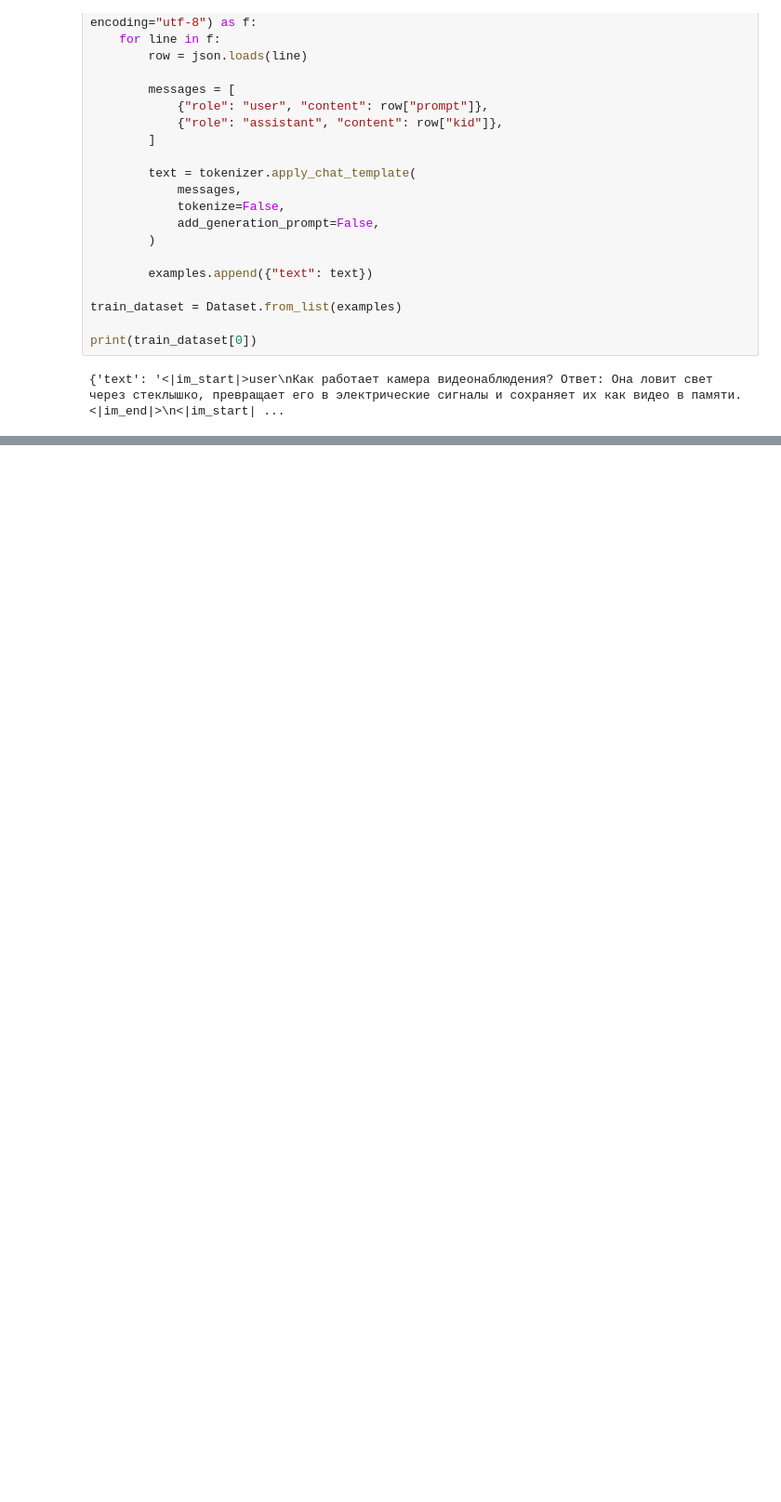
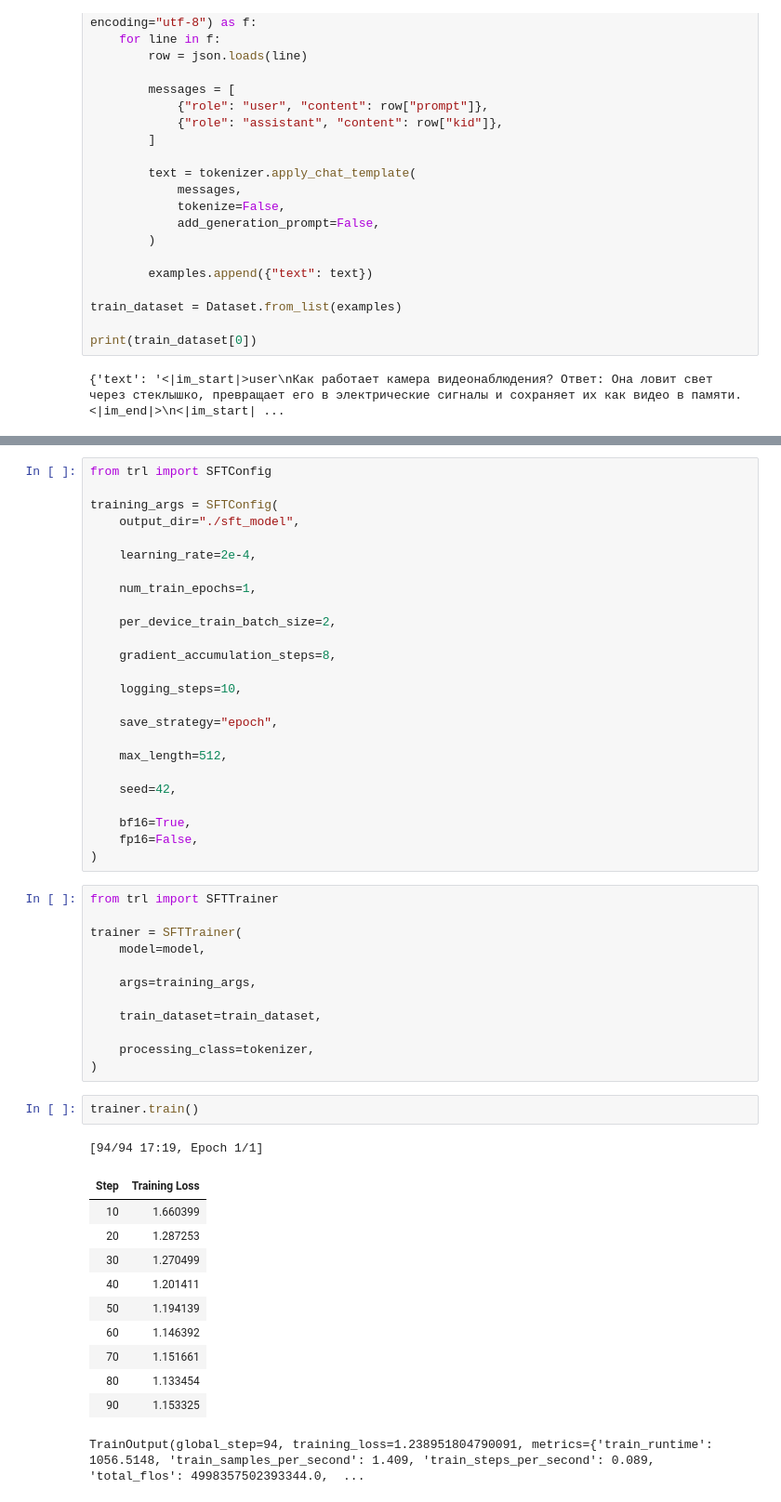
Before and after one commit to lxcentry/cu_konk_stip_ml_red_task, a Jupyter notebook: main.ipynb, the cells around one changed output, grey strips where cells are left out. Shown at 93% size. Saved outputs shown, nothing was run; the diff lists cells and outputs as text; blank space fills up the shorter version.

```diff
--- a/main.ipynb
+++ b/main.ipynb
@@ -136,0 +141,52 @@ print(inspect.signature(SFTTrainer))
+# %%
+from trl import SFTConfig
+
+training_args = SFTConfig(
+    output_dir="./sft_model",
+
+    learning_rate=2e-4,
+
+    num_train_epochs=1,
+
+    per_device_train_batch_size=2,
+
+    gradient_accumulation_steps=8,
+
+    logging_steps=10,
+
+    save_strategy="epoch",
+
+    max_length=512,
+
+    seed=42,
+
+    bf16=True,
+    fp16=False,
+)
+# %%
+from trl import SFTTrainer
+
+trainer = SFTTrainer(
+    model=model,
+
+    args=training_args,
+
+    train_dataset=train_dataset,
+
+    processing_class=tokenizer,
+)
+# %%
+trainer.train()
+# %% [output]
+[94/94 17:19, Epoch 1/1]
+| Step | Training Loss |
+| 10 | 1.660399 |
+| 20 | 1.287253 |
+| 30 | 1.270499 |
+| 40 | 1.201411 |
+| 50 | 1.194139 |
+| 60 | 1.146392 |
+| 70 | 1.151661 |
+| 80 | 1.133454 |
+| 90 | 1.153325 |
+TrainOutput(global_step=94, training_loss=1.238951804790091, metrics={'train_runtime': 1056.5148, 'train_samples_per_second': 1.409, 'train_steps_per_second': 0.089, 'total_flos': 4998357502393344.0,  ...
```
Also changed, not shown: parts of 14 cells of this notebook.
